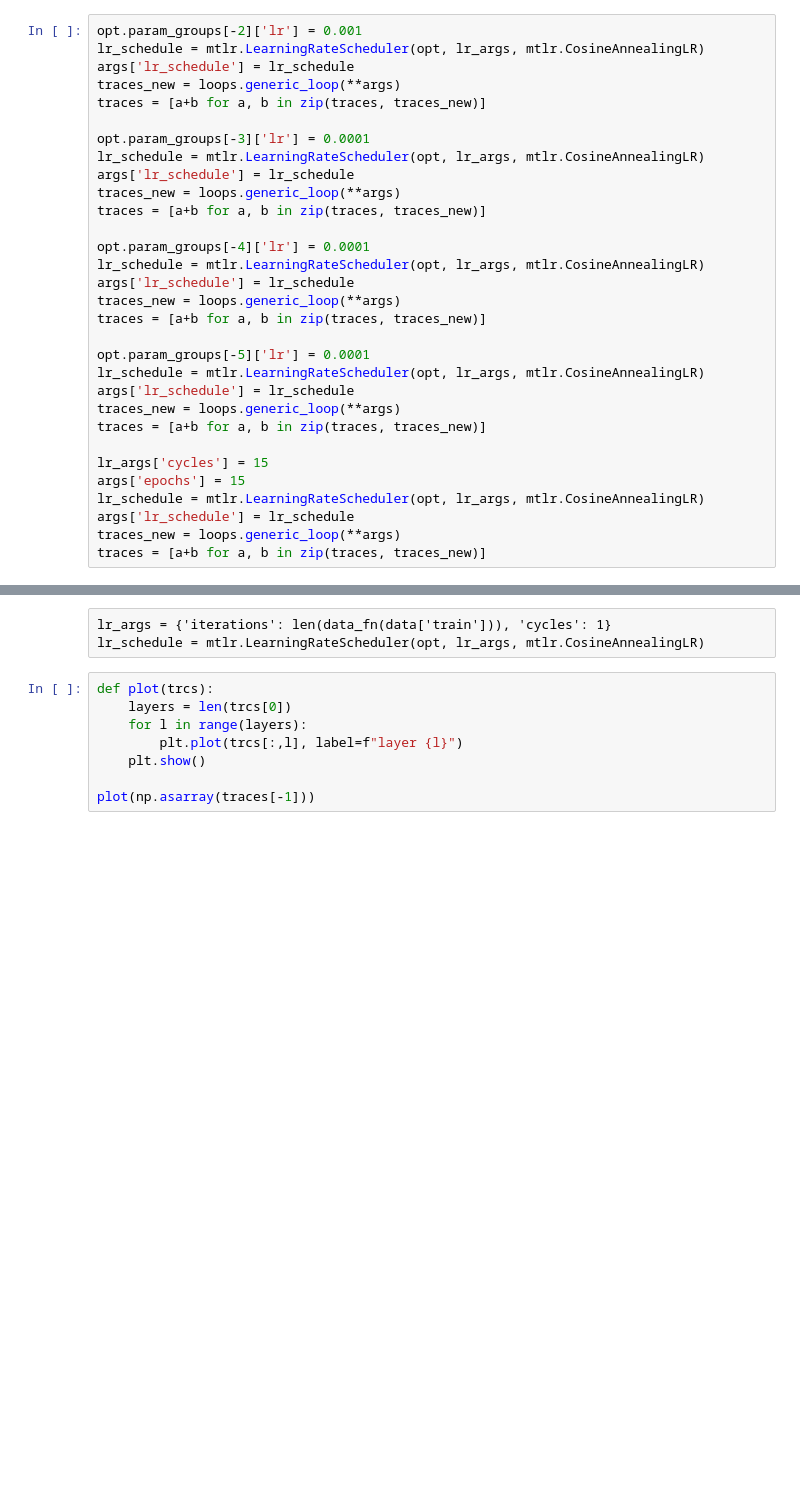
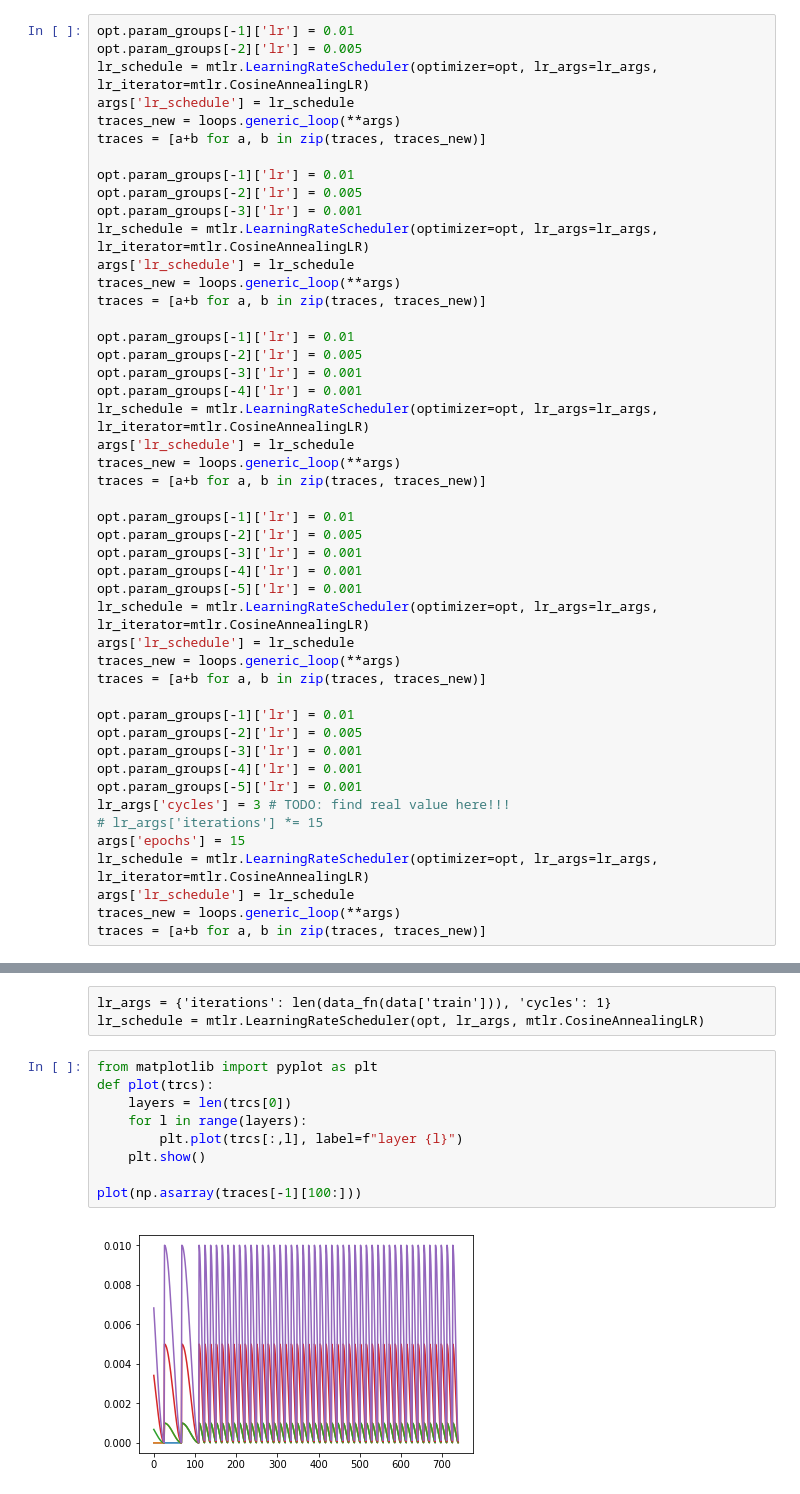
Before and after one commit to geraltofrivia/thesis-domainadv-recurrentlm, a Jupyter notebook: phase3.ipynb, the cells around one changed output, grey strips where cells are left out. Cells and saved outputs as stored; diff of their text form; blank space fills up the shorter version.

Commit message:
Changed the interface to mytorch. Changed phase3code's lr scheduling fuckup Noting runs down in csv Better todo list management in scratch.md

```diff
--- a/phase3.ipynb
+++ b/phase3.ipynb
@@ -305,31 +266,47 @@ traces = loops.generic_loop(**args)
 # %%
-opt.param_groups[-2]['lr'] = 0.001
-lr_schedule = mtlr.LearningRateScheduler(opt, lr_args, mtlr.CosineAnnealingLR)
+opt.param_groups[-1]['lr'] = 0.01
+opt.param_groups[-2]['lr'] = 0.005
+lr_schedule = mtlr.LearningRateScheduler(optimizer=opt, lr_args=lr_args, lr_iterator=mtlr.CosineAnnealingLR)
 args['lr_schedule'] = lr_schedule
 traces_new = loops.generic_loop(**args)
 traces = [a+b for a, b in zip(traces, traces_new)]
 
-opt.param_groups[-3]['lr'] = 0.0001
-lr_schedule = mtlr.LearningRateScheduler(opt, lr_args, mtlr.CosineAnnealingLR)
+opt.param_groups[-1]['lr'] = 0.01
+opt.param_groups[-2]['lr'] = 0.005
+opt.param_groups[-3]['lr'] = 0.001
+lr_schedule = mtlr.LearningRateScheduler(optimizer=opt, lr_args=lr_args, lr_iterator=mtlr.CosineAnnealingLR)
 args['lr_schedule'] = lr_schedule
 traces_new = loops.generic_loop(**args)
 traces = [a+b for a, b in zip(traces, traces_new)]
 
-opt.param_groups[-4]['lr'] = 0.0001
-lr_schedule = mtlr.LearningRateScheduler(opt, lr_args, mtlr.CosineAnnealingLR)
+opt.param_groups[-1]['lr'] = 0.01
+opt.param_groups[-2]['lr'] = 0.005
+opt.param_groups[-3]['lr'] = 0.001
+opt.param_groups[-4]['lr'] = 0.001
+lr_schedule = mtlr.LearningRateScheduler(optimizer=opt, lr_args=lr_args, lr_iterator=mtlr.CosineAnnealingLR)
 args['lr_schedule'] = lr_schedule
 traces_new = loops.generic_loop(**args)
 traces = [a+b for a, b in zip(traces, traces_new)]
 
-opt.param_groups[-5]['lr'] = 0.0001
-lr_schedule = mtlr.LearningRateScheduler(opt, lr_args, mtlr.CosineAnnealingLR)
+opt.param_groups[-1]['lr'] = 0.01
+opt.param_groups[-2]['lr'] = 0.005
+opt.param_groups[-3]['lr'] = 0.001
+opt.param_groups[-4]['lr'] = 0.001
+opt.param_groups[-5]['lr'] = 0.001
+lr_schedule = mtlr.LearningRateScheduler(optimizer=opt, lr_args=lr_args, lr_iterator=mtlr.CosineAnnealingLR)
 args['lr_schedule'] = lr_schedule
 traces_new = loops.generic_loop(**args)
 traces = [a+b for a, b in zip(traces, traces_new)]
 
-lr_args['cycles'] = 15
+opt.param_groups[-1]['lr'] = 0.01
+opt.param_groups[-2]['lr'] = 0.005
+opt.param_groups[-3]['lr'] = 0.001
+opt.param_groups[-4]['lr'] = 0.001
+opt.param_groups[-5]['lr'] = 0.001
+lr_args['cycles'] = 3 # TODO: find real value here!!!
+# lr_args['iterations'] *= 15
 args['epochs'] = 15
-lr_schedule = mtlr.LearningRateScheduler(opt, lr_args, mtlr.CosineAnnealingLR)
+lr_schedule = mtlr.LearningRateScheduler(optimizer=opt, lr_args=lr_args, lr_iterator=mtlr.CosineAnnealingLR)
 args['lr_schedule'] = lr_schedule
 traces_new = loops.generic_loop(**args)
 traces = [a+b for a, b in zip(traces, traces_new)]
@@ -359,10 +354,13 @@ plot(np.asarray(lrss))
 lr_args = {'iterations': len(data_fn(data['train'])), 'cycles': 1}
 lr_schedule = mtlr.LearningRateScheduler(opt, lr_args, mtlr.CosineAnnealingLR)
 # %%
+from matplotlib import pyplot as plt
 def plot(trcs):
     layers = len(trcs[0])
     for l in range(layers):
         plt.plot(trcs[:,l], label=f"layer {l}")
     plt.show()
 
-plot(np.asarray(traces[-1]))
+plot(np.asarray(traces[-1][100:]))
+# %% [output]
+[figure, added]
```
Also changed, not shown: parts of 16 cells of this notebook, 5 other files.
